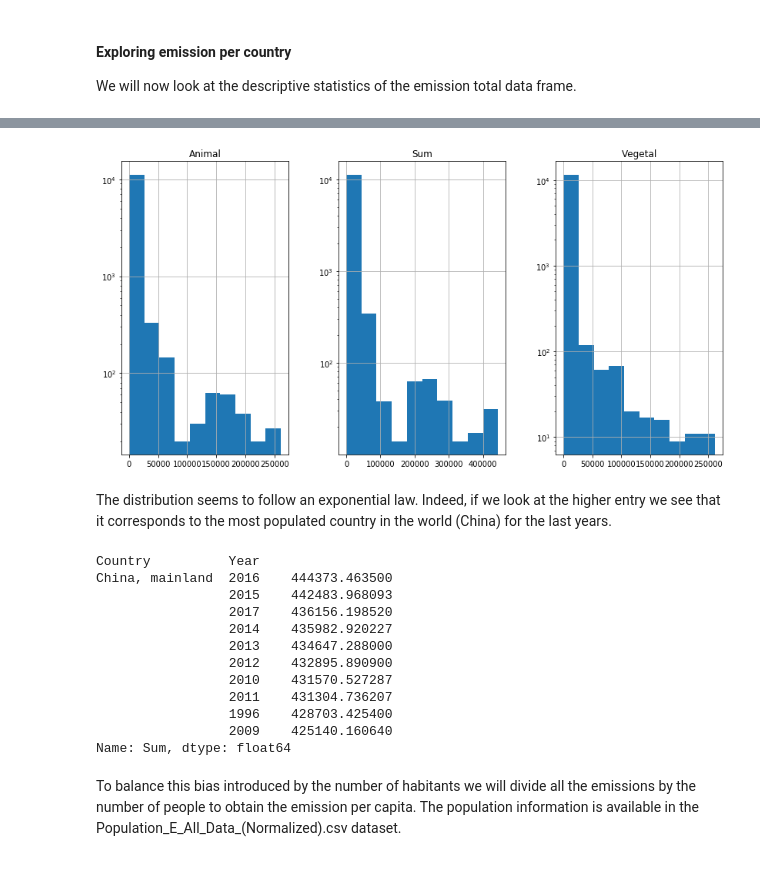
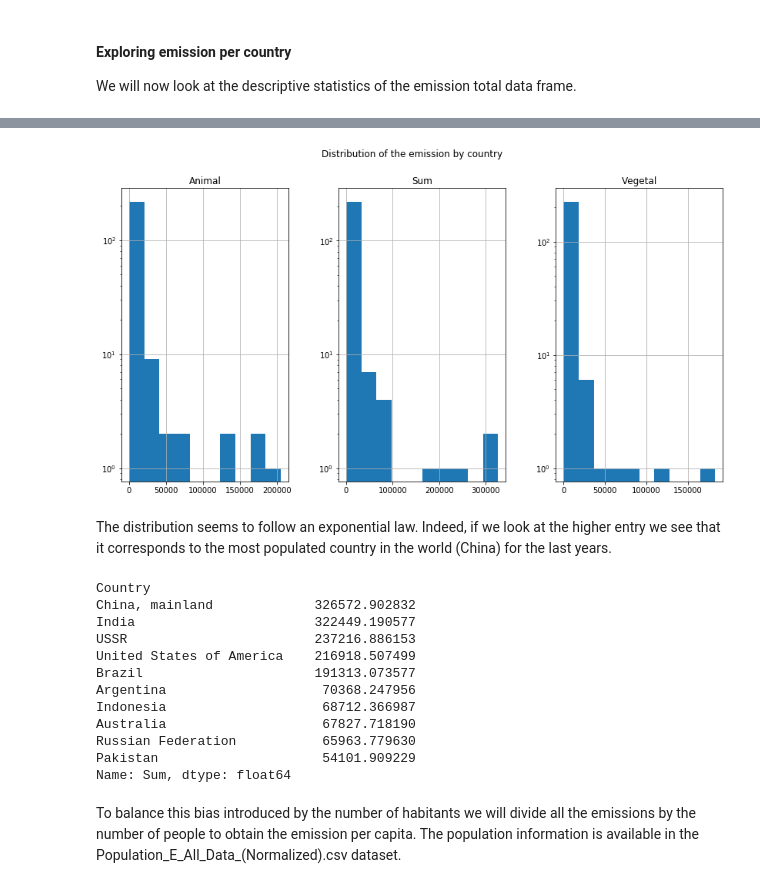
Before and after one commit to Lambo97/ADAProject, a Jupyter notebook: src/Final.ipynb, the cells around one changed output, grey strips where cells are left out. Cells and saved outputs as stored; diff of their text form; code cells hidden in the pictures.

```diff
--- a/src/Final.ipynb
+++ b/src/Final.ipynb
@@ -398,3 +406,6 @@ relative_emissions_total.to_csv(GENERATED_DATA_PATH+'relative_emissions_total.cs
 #### Exploring emission per country
 
 We will now look at the descriptive statistics of the emission total data frame.
+# %%
+emissions_total = pd.read_csv(GENERATED_DATA_PATH+'emissions_total.csv', index_col=[0,1])
+emissions_group = emissions_total.groupby(level=0).mean()
@@ -401,24 +427,25 @@ We will now look at the descriptive statistics of the emission total data frame.
 # %%
-emissions_total.hist(figsize=(14,7), log=True, layout=(1,3))
+emissions_group.hist(figsize=(14,7), log=True, layout=(1,3))
+plt.suptitle('Distribution of the emission by country')
 plt.show()
 # %% [output]
-[figure, old version]
+[figure, new version]
 # %% [markdown]
 The distribution seems to follow an exponential law. Indeed, if we look at the higher entry we see that it corresponds to the most populated country in the world (China) for the last years.
 # %%
-emissions_total['Sum'].sort_values(ascending=False).head(10)
+emissions_group['Sum'].sort_values(ascending=False).head(10)
 # %% [output]
-Country          Year
-China, mainland  2016    444373.463500
-                 2015    442483.968093
-                 2017    436156.198520
-                 2014    435982.920227
-                 2013    434647.288000
-                 2012    432895.890900
-                 2010    431570.527287
-                 2011    431304.736207
-                 1996    428703.425400
-                 2009    425140.160640
+Country
+China, mainland             326572.902832
+India                       322449.190577
+USSR                        237216.886153
+United States of America    216918.507499
+Brazil                      191313.073577
+Argentina                    70368.247956
+Indonesia                    68712.366987
+Australia                    67827.718190
+Russian Federation           65963.779630
+Pakistan                     54101.909229
 Name: Sum, dtype: float64
 # %% [markdown]
 To balance this bias introduced by the number of habitants we will divide all the emissions by the number of people to obtain the emission per capita. The population information is available in the Population_E_All_Data_(Normalized).csv dataset.
```
Also changed, not shown: parts of 49 cells of this notebook, 19 other files.
